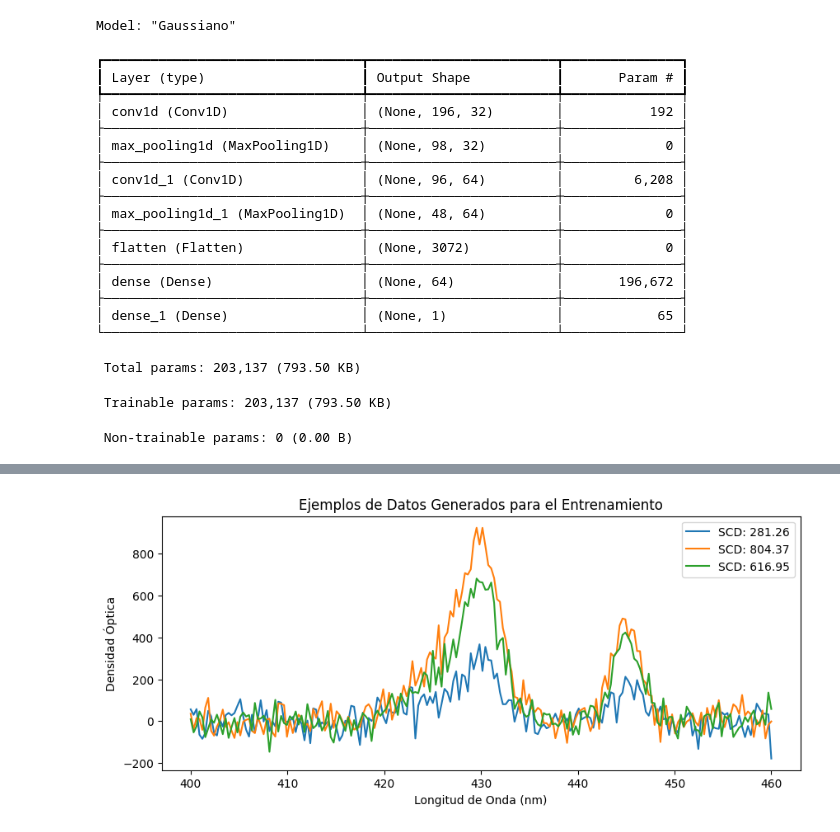
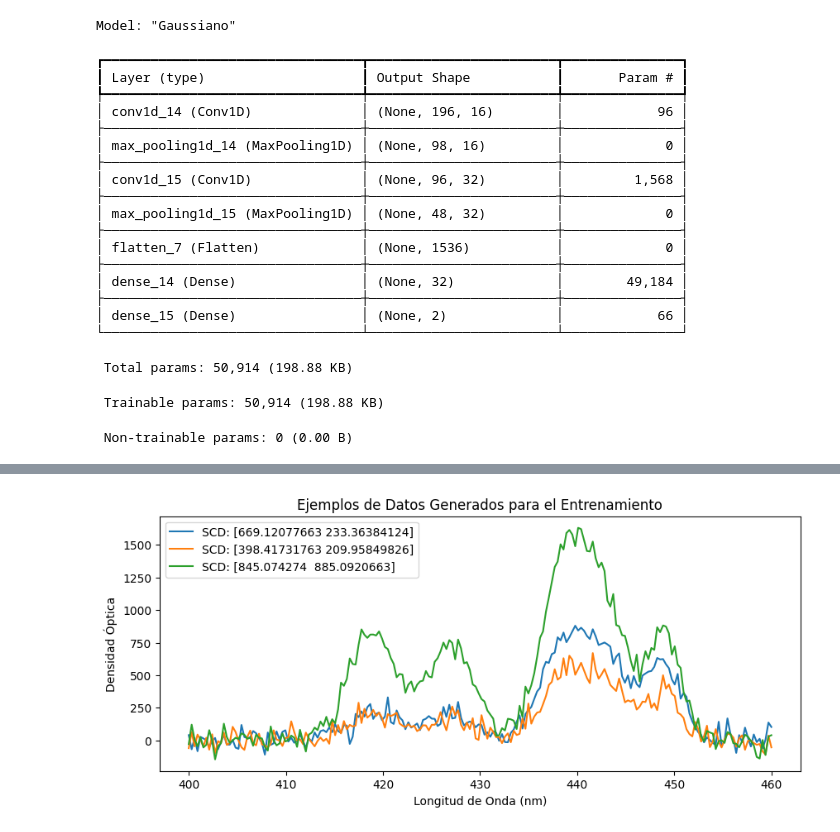
Before and after one commit to NeXM2k4/DOAS-IA-FIT, a Jupyter notebook: src/model/CNN1D_Concentraciones.ipynb, the cells around one changed output, grey strips where cells are left out. Cells and saved outputs as stored; diff of their text form; code cells hidden in the pictures.

Commit message:
Cambios en el modelo

```diff
--- a/src/model/CNN1D_Concentraciones.ipynb
+++ b/src/model/CNN1D_Concentraciones.ipynb
@@ -56,18 +56,19 @@ def generar_datos(__n_gases, __n_muestras, __n_pixeles):
     return Datos, Slant_Colum_Densities, longitudes_de_onda
 
 #Definiendo más variables
+n_gases = 2
 n_muestras       = 2000
 n_pixeles        = 200
 
 #Gernerando y guardando los datos
-Datos_raw, Real_Slant_Colum_Densities, longitudes_de_onda = generar_datos(n_muestras, n_pixeles)
+Datos_raw, Real_Slant_Colum_Densities, longitudes_de_onda = generar_datos(n_gases, n_muestras, n_pixeles)
 
 #Formateando datos para la CNN
 Datos_train = Datos_raw.reshape(n_muestras, n_pixeles, 1)
 
 #CONSTRUCCIÓN DE LA RED NEURONAL
 
-def construir_modelo():
+def construir_modelo(__n_gases):
 
     #Nombre
     __modelo = models.Sequential(name = "Gaussiano")
@@ -76,31 +77,32 @@ def construir_modelo():
     __modelo.add(layers.Input(shape = (n_pixeles, 1)))
 
     #Capas convolucionales
-    __modelo.add(layers.Conv1D(filters = 32, kernel_size = 5, activation = 'relu'))
+    __modelo.add(layers.Conv1D(filters = 16, kernel_size = 5, activation = 'relu'))
     __modelo.add(layers.MaxPooling1D(pool_size = 2))
 
-    __modelo.add(layers.Conv1D(filters = 64, kernel_size = 3, activation = 'relu'))
+    __modelo.add(layers.Conv1D(filters = 32, kernel_size = 3, activation = 'relu'))
     __modelo.add(layers.MaxPooling1D(pool_size = 2))
 
     __modelo.add(layers.Flatten())
 
     #Capas densas
-    __modelo.add(layers.Dense(64, activation = 'relu'))
-    __modelo.add(layers.Dense(1, activation = 'linear'))
+    __modelo.add(layers.Dense(32, activation = 'relu'))
+    #__modelo.add(layers.Dropout(0.3))
+    __modelo.add(layers.Dense(__n_gases, activation = 'linear'))
 
     #Compilación
     __modelo.compile(optimizer = 'adam', loss = 'mse', metrics = ['mae'])
 
     return __modelo
 
-modelo = construir_modelo()
+modelo = construir_modelo(n_gases)
 modelo.summary()
-
+Real_Slant_Colum_Densities_Trans = Real_Slant_Colum_Densities.T
 #ENTRENAMIENTO
 
 historial = modelo.fit(
     Datos_train,
-    Real_Slant_Colum_Densities,
+    Real_Slant_Colum_Densities_Trans,
     epochs           = 50,
     batch_size       = 32,
     validation_split = 0.2,
@@ -114,7 +116,7 @@ indices_prueba = np.random.randint(0, 2000, 3)
 plt.figure(figsize = (10, 4))
 
 for i in indices_prueba:
-    plt.plot(longitudes_de_onda, Datos_train[i], label = f"SCD: {Real_Slant_Colum_Densities[i]:.2f}")
+    plt.plot(longitudes_de_onda, Datos_train[i], label = f"SCD: {Real_Slant_Colum_Densities[:, i]}")
 
 plt.title("Ejemplos de Datos Generados para el Entrenamiento")
 plt.xlabel("Longitud de Onda (nm)")
@@ -126,21 +128,21 @@ Model: "Gaussiano"
 ┏━━━━━━━━━━━━━━━━━━━━━━━━━━━━━━━━━┳━━━━━━━━━━━━━━━━━━━━━━━━┳━━━━━━━━━━━━━━━┓
 ┃ Layer (type)                    ┃ Output Shape           ┃       Param # ┃
 ┡━━━━━━━━━━━━━━━━━━━━━━━━━━━━━━━━━╇━━━━━━━━━━━━━━━━━━━━━━━━╇━━━━━━━━━━━━━━━┩
-│ conv1d (Conv1D)                 │ (None, 196, 32)        │           192 │
+│ conv1d_14 (Conv1D)              │ (None, 196, 16)        │            96 │
 ├─────────────────────────────────┼────────────────────────┼───────────────┤
-│ max_pooling1d (MaxPooling1D)    │ (None, 98, 32)         │             0 │
+│ max_pooling1d_14 (MaxPooling1D) │ (None, 98, 16)         │             0 │
 ├─────────────────────────────────┼────────────────────────┼───────────────┤
-│ conv1d_1 (Conv1D)               │ (None, 96, 64)         │         6,208 │
+│ conv1d_15 (Conv1D)              │ (None, 96, 32)         │         1,568 │
 ├─────────────────────────────────┼────────────────────────┼───────────────┤
-│ max_pooling1d_1 (MaxPooling1D)  │ (None, 48, 64)         │             0 │
+│ max_pooling1d_15 (MaxPooling1D) │ (None, 48, 32)         │             0 │
 ├─────────────────────────────────┼────────────────────────┼───────────────┤
-│ flatten (Flatten)               │ (None, 3072)           │             0 │
+│ flatten_7 (Flatten)             │ (None, 1536)           │             0 │
 ├─────────────────────────────────┼────────────────────────┼───────────────┤
-│ dense (Dense)                   │ (None, 64)             │       196,672 │
+│ dense_14 (Dense)                │ (None, 32)             │        49,184 │
 ├─────────────────────────────────┼────────────────────────┼───────────────┤
-│ dense_1 (Dense)                 │ (None, 1)              │            65 │
+│ dense_15 (Dense)                │ (None, 2)              │            66 │
 └─────────────────────────────────┴────────────────────────┴───────────────┘
- Total params: 203,137 (793.50 KB)
+ Total params: 50,914 (198.88 KB)
- Trainable params: 203,137 (793.50 KB)
+ Trainable params: 50,914 (198.88 KB)
  Non-trainable params: 0 (0.00 B)
 Epoch 1/50
@@ -163,4 +165,4 @@ Epoch 50/50
-[figure, old version]
+[figure, new version]
 # %%
 #Graficando Errores y Progresión
 plt.plot(historial.history['loss'], label = 'Error de Entrenamiento')
```
Also changed, not shown: parts of 4 cells of this notebook.
